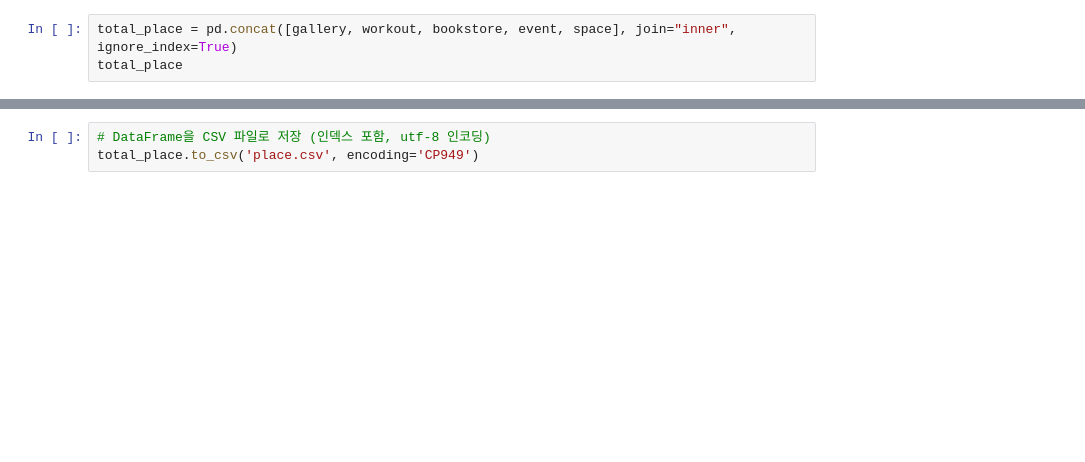
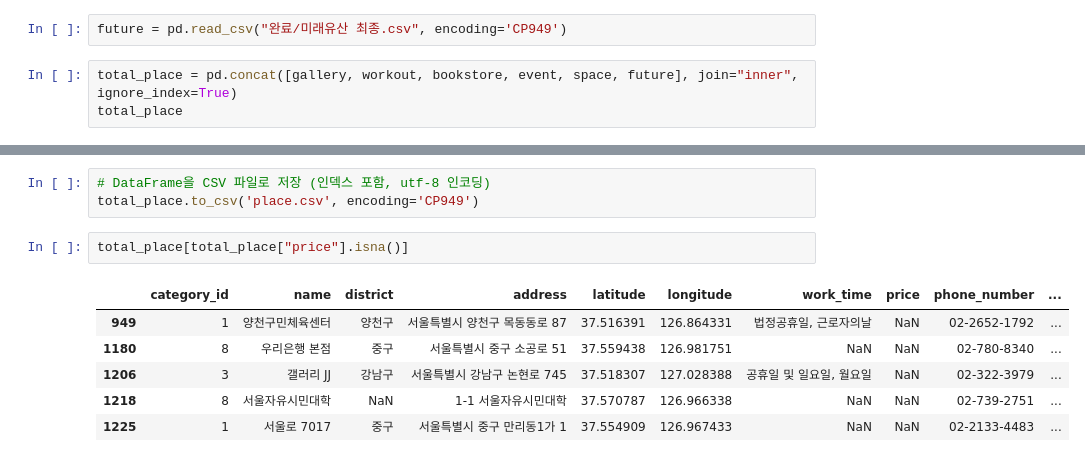
Before and after one commit to maryrichard1022/capstone2_data, a Jupyter notebook: 캡스톤2/data/place.ipynb, the cells around one changed output, grey strips where cells are left out. Saved outputs shown, nothing was run; the diff lists cells and outputs as text; blank space fills up the shorter version.

```diff
--- a/캡스톤2/data/place.ipynb
+++ b/캡스톤2/data/place.ipynb
@@ -43,4 +13,6 @@ Index(['category_id', 'name', 'district', 'address', 'latitude', 'longitude',
+# %%
+future = pd.read_csv("완료/미래유산 최종.csv", encoding='CP949')
 # %%
-total_place = pd.concat([gallery, workout, bookstore, event, space], join="inner", ignore_index=True)
+total_place = pd.concat([gallery, workout, bookstore, event, space, future], join="inner", ignore_index=True)
 total_place
 # %% [output]
@@ -84,3 +55,12 @@ total_place
 # %%
 # DataFrame을 CSV 파일로 저장 (인덱스 포함, utf-8 인코딩)
 total_place.to_csv('place.csv', encoding='CP949')
+# %%
+total_place[total_place["price"].isna()]
+# %% [output]
+|  | category_id | name | district | address | latitude | longitude | work_time | price | phone_number | ... |
+| 949 | 1 | 양천구민체육센터 | 양천구 | 서울특별시 양천구 목동동로 87 | 37.516391 | 126.864331 | 법정공휴일, 근로자의날 | NaN | 02-2652-1792 | ... |
+| 1180 | 8 | 우리은행 본점 | 중구 | 서울특별시 중구 소공로 51 | 37.559438 | 126.981751 | NaN | NaN | 02-780-8340 | ... |
+| 1206 | 3 | 갤러리 JJ | 강남구 | 서울특별시 강남구 논현로 745 | 37.518307 | 127.028388 | 공휴일 및 일요일, 월요일 | NaN | 02-322-3979 | ... |
+| 1218 | 8 | 서울자유시민대학 | NaN | 1-1 서울자유시민대학 | 37.570787 | 126.966338 | NaN | NaN | 02-739-2751 | ... |
+| 1225 | 1 | 서울로 7017 | 중구 | 서울특별시 중구 만리동1가 1 | 37.554909 | 126.967433 | NaN | NaN | 02-2133-4483 | ... |
```
Also changed, not shown: parts of 11 cells of this notebook, 28 other files.
